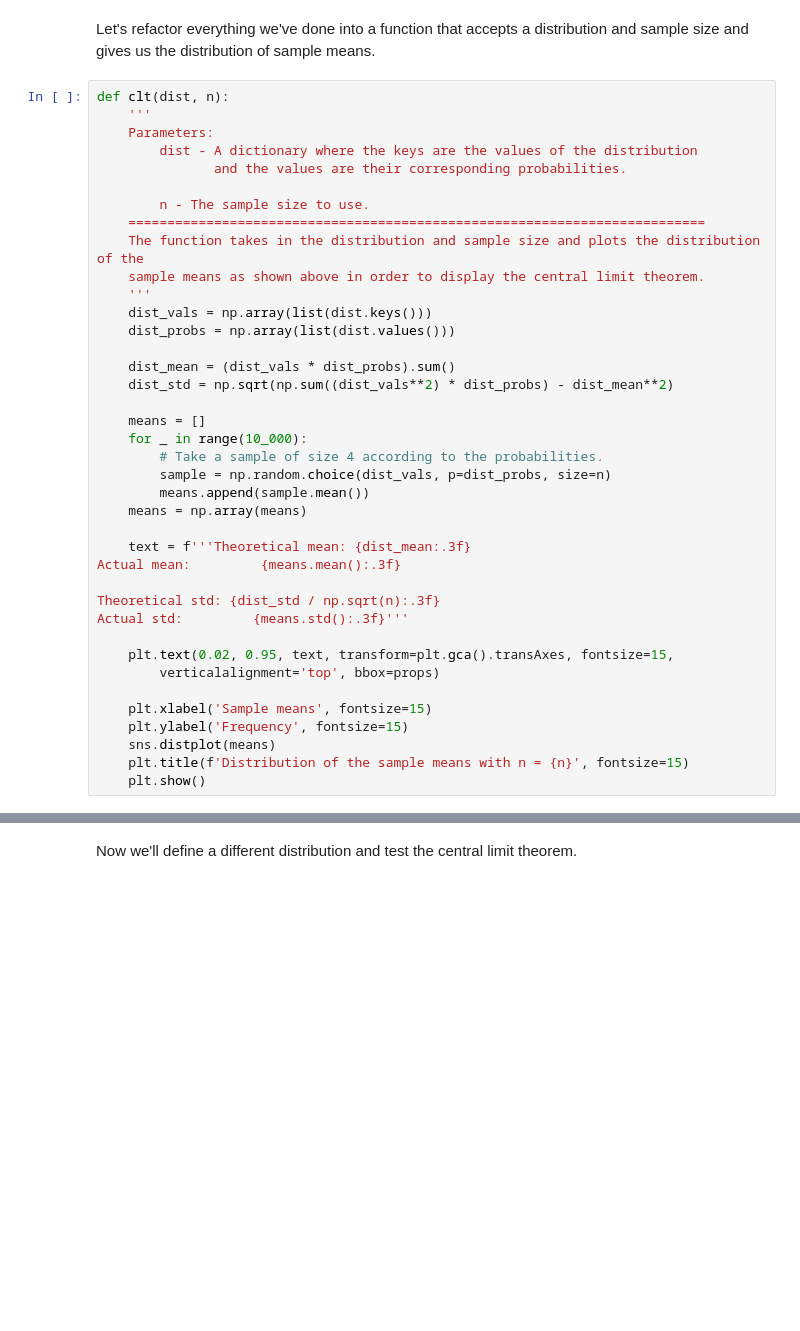
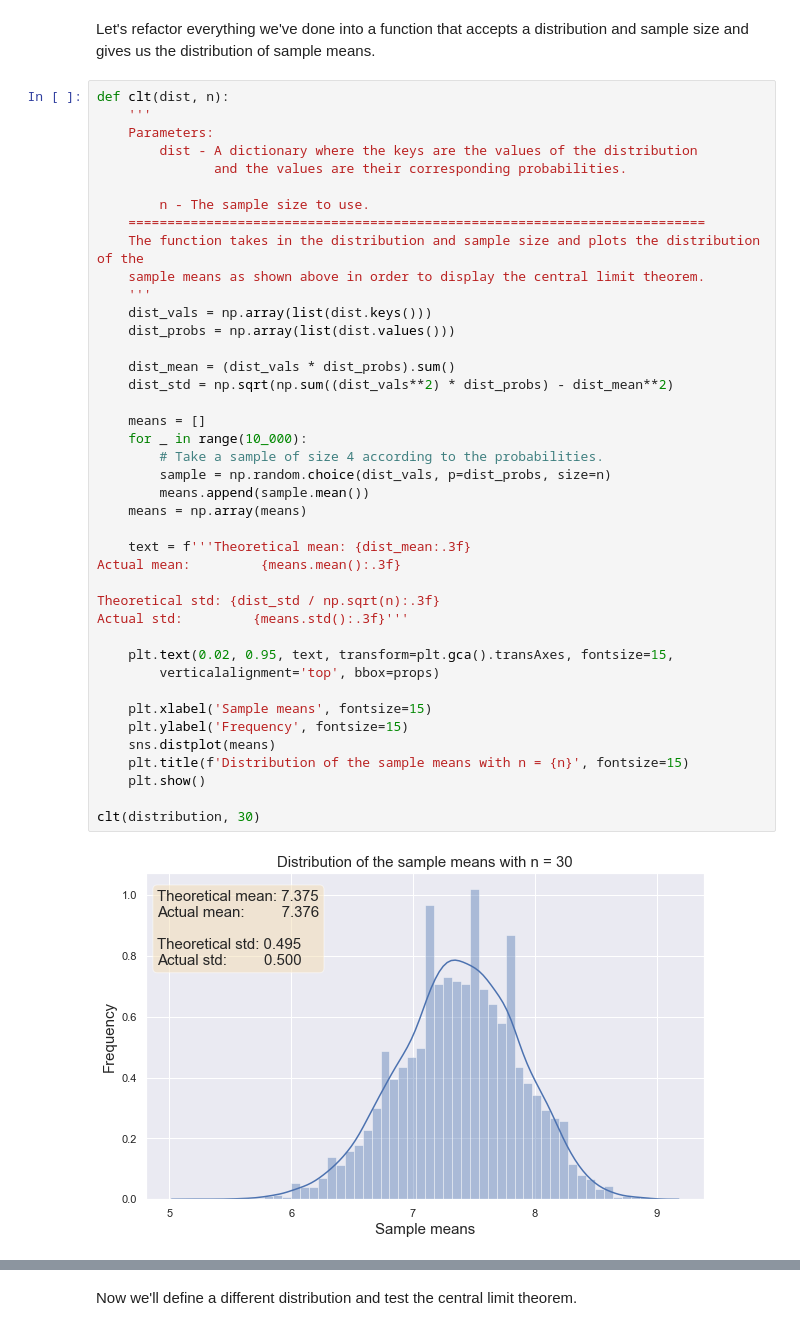
Before and after one commit to eytanohana/Data-Science-and-Statistics, a Jupyter notebook: CLT.ipynb, the cells around one changed output, grey strips where cells are left out. Drawn from its saved outputs; the diff is of its cells as text; blank space fills up the shorter version.

```diff
--- a/CLT.ipynb
+++ b/CLT.ipynb
@@ -184,30 +173,34 @@ def clt(dist, n):
     The function takes in the distribution and sample size and plots the distribution of the
     sample means as shown above in order to display the central limit theorem.
     '''
     dist_vals = np.array(list(dist.keys()))
     dist_probs = np.array(list(dist.values()))
 
     dist_mean = (dist_vals * dist_probs).sum()
     dist_std = np.sqrt(np.sum((dist_vals**2) * dist_probs) - dist_mean**2)
 
     means = []
     for _ in range(10_000):
         # Take a sample of size 4 according to the probabilities.
         sample = np.random.choice(dist_vals, p=dist_probs, size=n)
         means.append(sample.mean())
     means = np.array(means)
 
     text = f'''Theoretical mean: {dist_mean:.3f}
 Actual mean:         {means.mean():.3f}
 
 Theoretical std: {dist_std / np.sqrt(n):.3f}
 Actual std:         {means.std():.3f}'''
 
     plt.text(0.02, 0.95, text, transform=plt.gca().transAxes, fontsize=15,
         verticalalignment='top', bbox=props)
 
     plt.xlabel('Sample means', fontsize=15)
     plt.ylabel('Frequency', fontsize=15)
     sns.distplot(means)
     plt.title(f'Distribution of the sample means with n = {n}', fontsize=15)
     plt.show()
+
+clt(distribution, 30)
+# %% [output]
+[figure, added]
```
Also changed, not shown: parts of 14 cells of this notebook.
